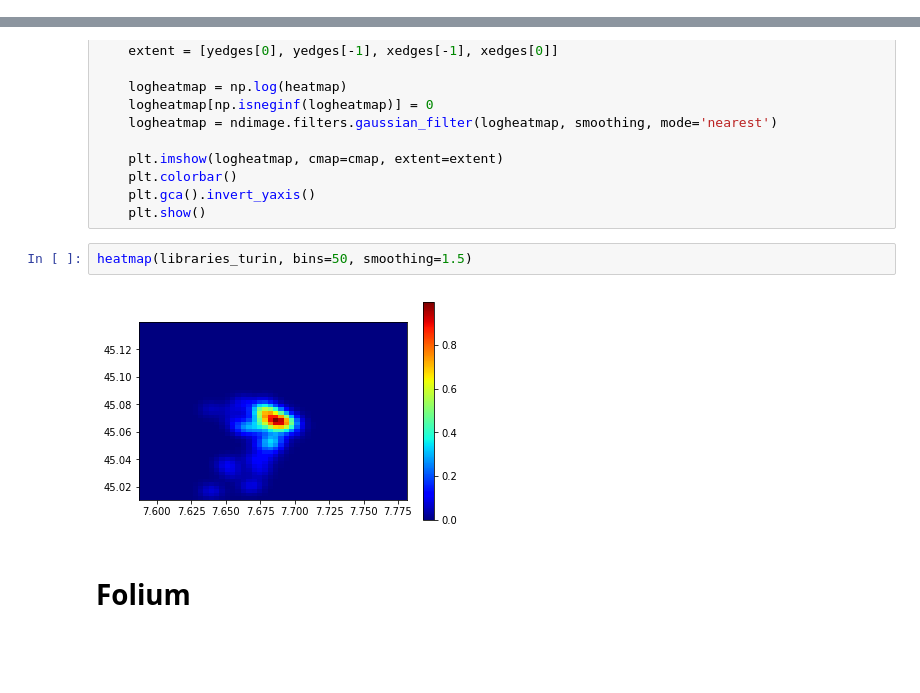
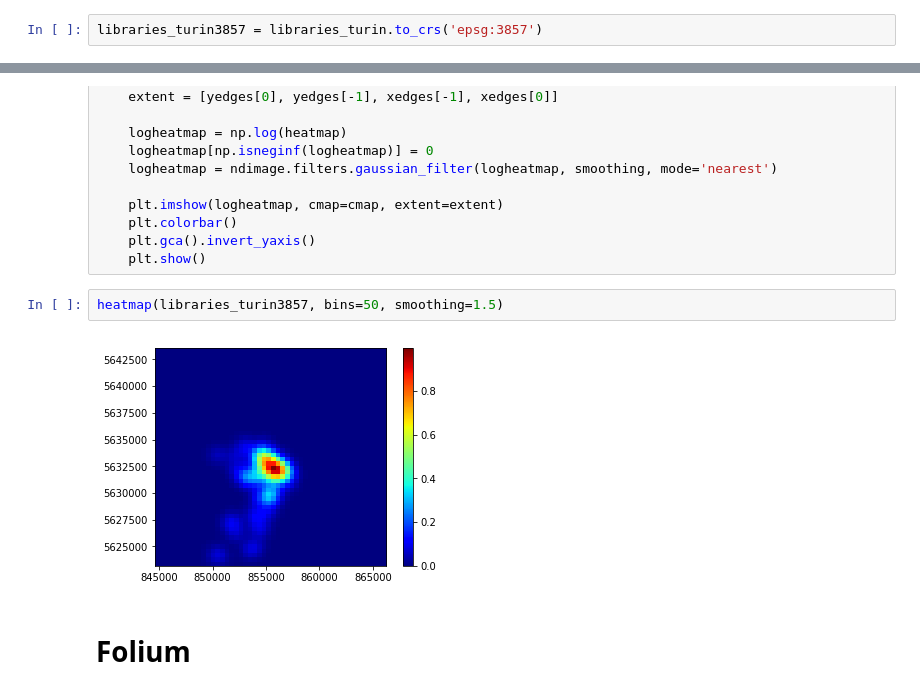
Before and after one commit to napo/geospatial_bigdive, a Jupyter notebook: 03 - Visualizing Geospatial Data #bigdive8.ipynb, the cells around one changed output, grey strips where cells are left out. Drawn from its saved outputs; the diff is of its cells as text; blank space fills up the shorter version.

```diff
--- a/03 - Visualizing Geospatial Data #bigdive8.ipynb
+++ b/03 - Visualizing Geospatial Data #bigdive8.ipynb
@@ -373,4 +349,6 @@ libraries_turin = libraries[libraries.comune=='Torino']
 libraries_turin.crs
 # %% [output]
 {'init': 'epsg:4326'}
+# %%
+libraries_turin3857 = libraries_turin.to_crs('epsg:3857')
 # %%
@@ -400,9 +382,9 @@ def heatmap(d, bins=(100,100), smoothing=1.3, cmap='jet'):
     plt.gca().invert_yaxis()
     plt.show()
 # %%
-heatmap(libraries_turin, bins=50, smoothing=1.5)
+heatmap(libraries_turin3857, bins=50, smoothing=1.5)
 # %% [output]
-[figure, old version]
+[figure, new version]
 # %% [markdown]
 # Folium
 # %%
```
Also changed, not shown: parts of 27 cells of this notebook, 1 other file.
